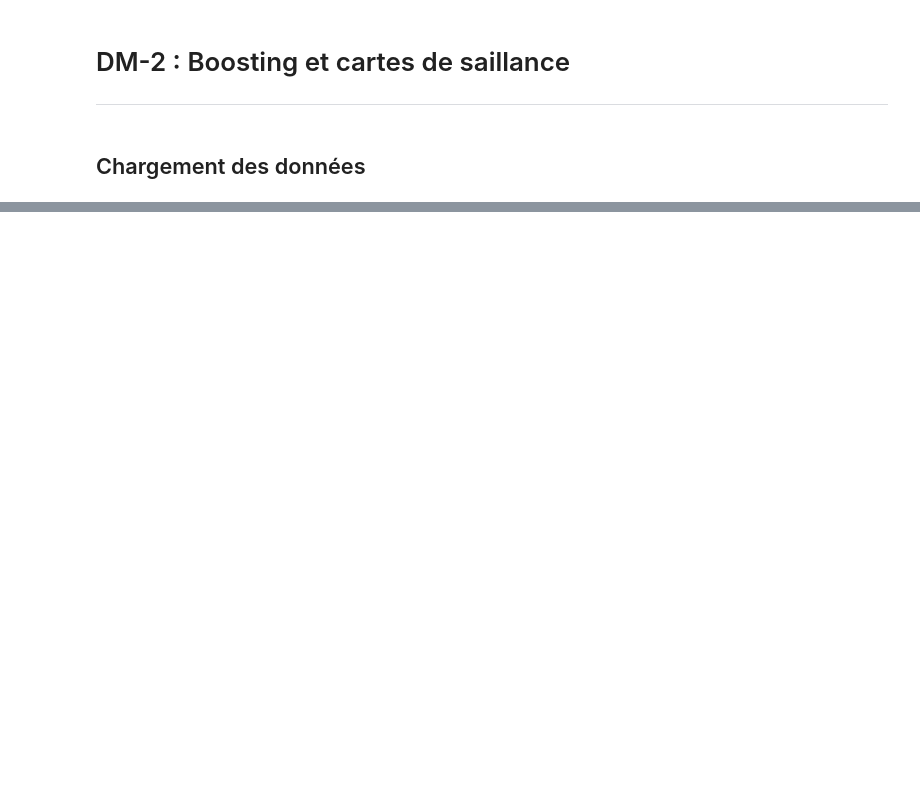
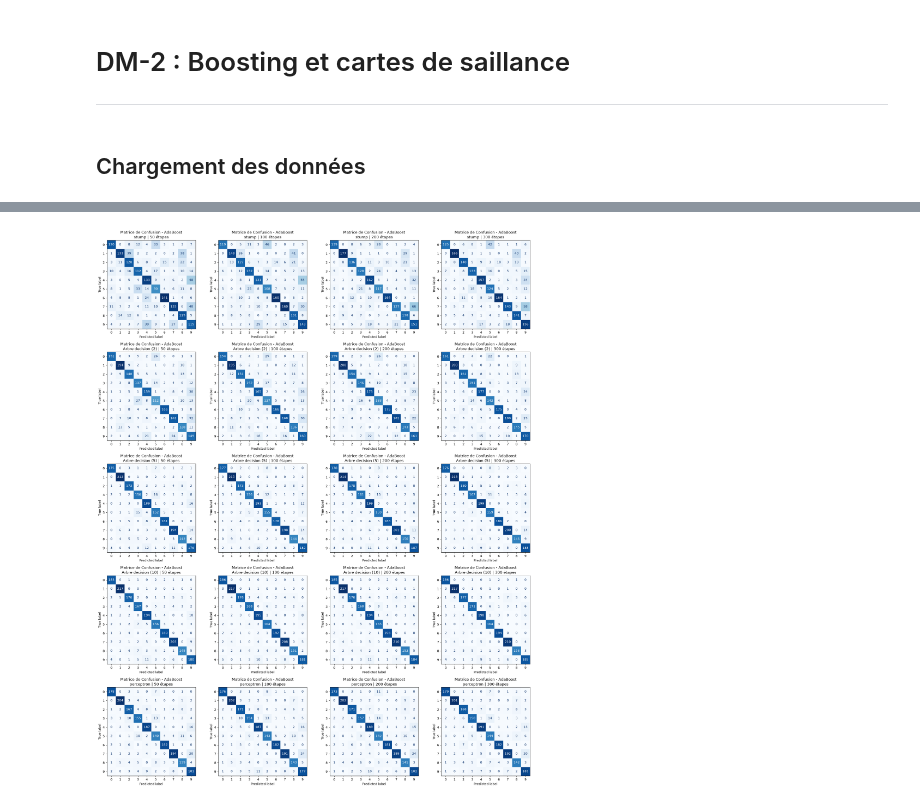
Before and after one commit to tbessadet/Projet_Collab_Sabine, a Jupyter notebook: DM_2_AC/DM_2_sabine.ipynb, the cells around one changed output, grey strips where cells are left out. Saved outputs shown, nothing was run; the diff lists cells and outputs as text; code cells hidden in the pictures; blank space fills up the shorter version.

```diff
--- a/DM_2_AC/DM_2_sabine.ipynb
+++ b/DM_2_AC/DM_2_sabine.ipynb
@@ -136,34 +140,20 @@ L’idée est de tester l’algorithme AdaBoost sur les données MNIST (chiffres
 - le nombre d’étapes de boosting
 - les classes binaires étudiées (e.g. les ‘3’ contre les ’8’, ou la classe de tous les chiffres entre ‘0’ et ‘4’ contre tous les chiffres entre ‘5’ et ‘9’)
 # %%
-import numpy as np
-import matplotlib.pyplot as plt
-from sklearn.datasets import make_moons
-from sklearn.model_selection import train_test_split
-from sklearn.ensemble import AdaBoostClassifier
-from sklearn.tree import DecisionTreeClassifier
-from sklearn.linear_model import Perceptron
+# ------------------------------------------------------------
+#   Paramètres à faire varier
+# ------------------------------------------------------------
 
 weak_learners = {
-    "Stump (profondeur 1)": DecisionTreeClassifier(max_depth=1),
-    "Arbre (profondeur 3)": DecisionTreeClassifier(max_depth=3),
-    "Arbre (profondeur 6)": DecisionTreeClassifier(max_depth=6),
-    "Perceptron":           Perceptron(),
+    "stump": DecisionTreeClassifier(max_depth=1),
+    "Arbre decision (2)" : DecisionTreeClassifier(max_depth=2),
+    "Arbre decision (5)" : DecisionTreeClassifier(max_depth=5),
+    "Arbre decision (10)" : DecisionTreeClassifier(max_depth=10),
+    "perceptron" : Perceptron(max_iter=50, tol=1e-3, random_state=0)
 }
 
-T = 200  # nombre maximal d'étapes de boosting
+#n_etapes_list = [50, 100]
+n_etapes_list = [50, 100, 200, 300]
 
-plt.figure(figsize=(8, 5))
-for name, weak in weak_learners.items():
-    clf = AdaBoostClassifier(estimator=weak, n_estimators=T,
-                             algorithm="SAMME", random_state=0)
-    clf.fit(X_train, y_train)
-
-    # erreur de test après chaque étape de boosting
-    test_err = [1 - np.mean(pred == y_test) for pred in clf.staged_predict(X_test)]
-    plt.plot(range(1, T + 1), test_err, label=name)
-
-plt.xlabel("Nombre d'étapes de boosting")
-plt.ylabel("Erreur de test")
-plt.legend()
-plt.show()
+n_splits = 5
+kf = KFold(n_splits=n_splits, shuffle=True, random_state=0)
@@ -172,0 +169,4 @@ TypeError: AdaBoostClassifier.__init__() got an unexpected keyword argument 'alg
+# %%
+# ici pas besoin de modifications de y_train et y_test
+
+preds_cb = cross_validation(X_train, y_train, kf)
@@ -172,0 +194,4 @@ TypeError: AdaBoostClassifier.__init__() got an unexpected keyword argument 'alg
+# %%
+matrice_confusion(preds_cb)
+# %% [output]
+[figure, added]
```
Also changed, not shown: parts of 52 cells of this notebook.
